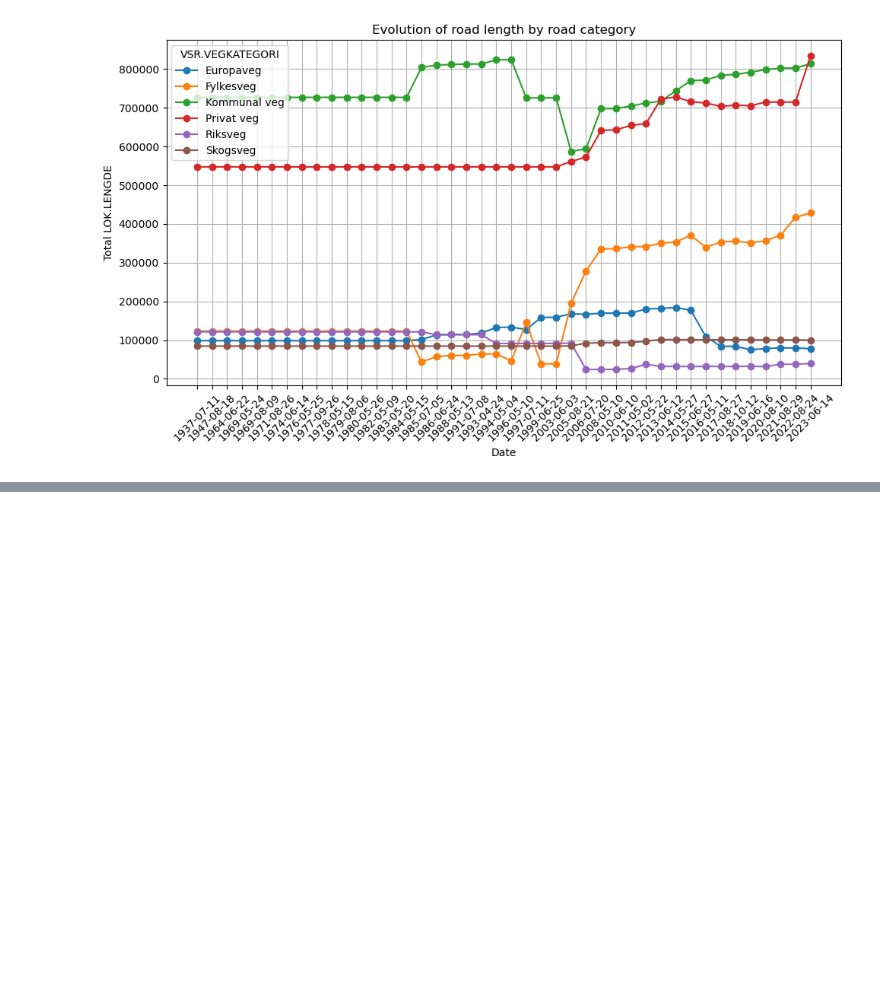
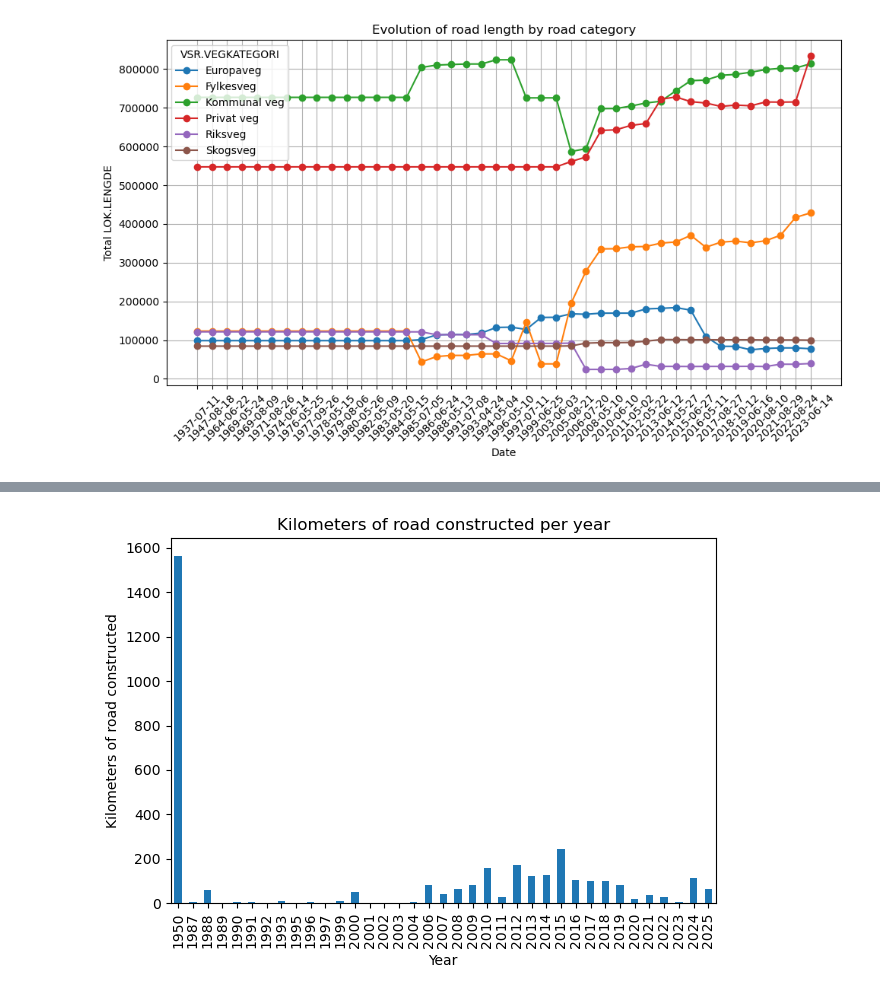
Before and after one commit to leolibe/master_thesis, a Jupyter notebook: data_processing/02.Validation/raw_data_processing.ipynb, the cells around one changed output, grey strips where cells are left out. Cells and saved outputs as stored; diff of their text form; code cells hidden in the pictures; blank space fills up the shorter version.

```diff
--- a/data_processing/02.Validation/raw_data_processing.ipynb
+++ b/data_processing/02.Validation/raw_data_processing.ipynb
@@ -1157,0 +172,18 @@ pd.DataFrame(outflow_b_c_AB).to_excel(personnal_path + "Project-TEP4290\\data\\0
+# %%
+# Sum road length per construction year
+km_construction = (
+    general_dataset_objid
+    .groupby(general_dataset_objid["OBJ.STARTDATO"].dt.year)["LOK.LENGDE"]
+    .sum()
+    / 1000
+)
+
+# Plot
+km_construction.plot(kind="bar")
+plt.xlabel("Year")
+plt.ylabel("Kilometers of road constructed")
+plt.title("Kilometers of road constructed per year")
+plt.tight_layout()
+plt.show()
+# %% [output]
+[figure, added]
```
Also changed, not shown: parts of 106 cells of this notebook.
